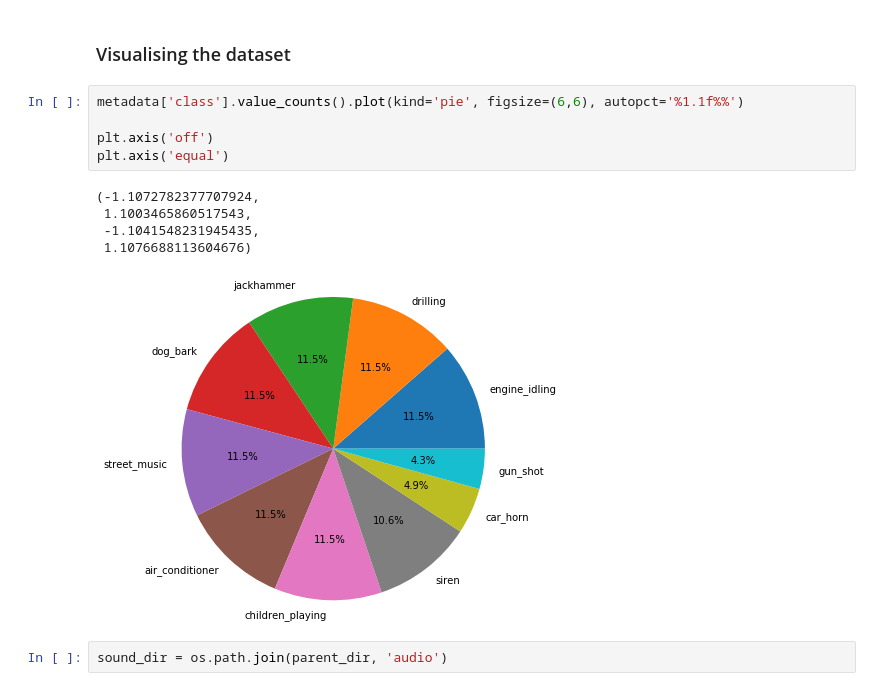
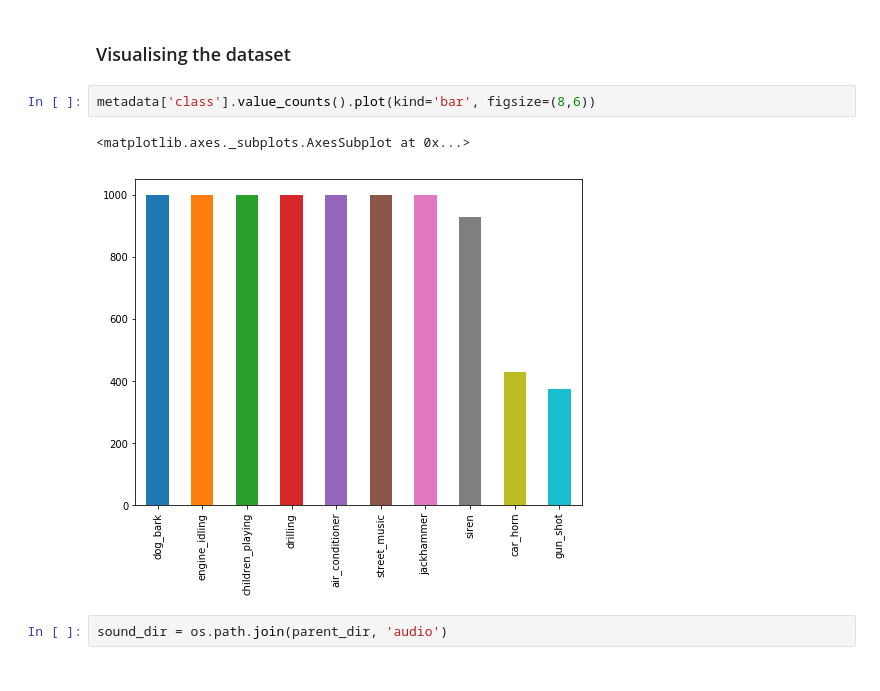
Before and after one commit to KrantiYanamandra/urban-sound-classification, a Jupyter notebook: Part-1-Preparing the data.ipynb, the cells around one changed output. Cells and saved outputs as stored; diff of their text form.

Commit message:
changes to data visualisation

```diff
--- a/Part-1-Preparing the data.ipynb
+++ b/Part-1-Preparing the data.ipynb
@@ -49,16 +49,10 @@ metadata.drop_duplicates('class')
 # %% [markdown]
 ### Visualising the dataset
 # %%
-metadata['class'].value_counts().plot(kind='pie', figsize=(6,6), autopct='%1.1f%%')
-
-plt.axis('off')
-plt.axis('equal')
+metadata['class'].value_counts().plot(kind='bar', figsize=(8,6))
 # %% [output]
-(-1.1072782377707924,
- 1.1003465860517543,
- -1.1041548231945435,
- 1.1076688113604676)
+<matplotlib.axes._subplots.AxesSubplot at 0x...>
-[figure, old version]
+[figure, new version]
 # %%
 sound_dir = os.path.join(parent_dir, 'audio')
 # %% [markdown]
```
